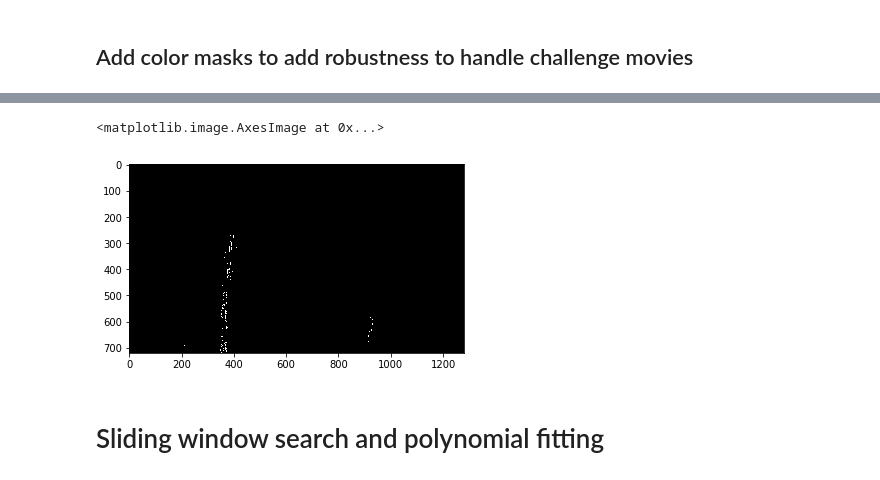
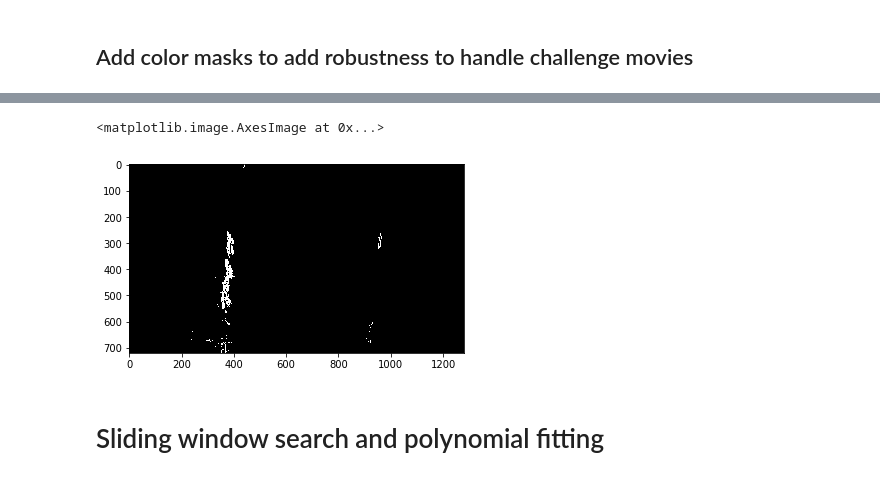
Before and after one commit to trivus/CarND-Advanced-Lane-Lines, a Jupyter notebook: advanced lane project.ipynb, the cells around one changed output, grey strips where cells are left out. Saved outputs shown, nothing was run; the diff lists cells and outputs as text; code cells hidden in the pictures.

```diff
--- a/advanced lane project.ipynb
+++ b/advanced lane project.ipynb
@@ -84,7 +86,7 @@ for i in range(3):
 ## Add color masks to add robustness to handle challenge movies
 # %%
 plt.figure()
-white = white_mask(hls, sensitivity=85)
+white = white_mask(hls, sensitivity=70)
 plt.imshow(white, 'gray')
 
 plt.figure()
@@ -95,12 +97,16 @@ plt.figure()
 chan_mask = np.zeros_like(yellow)
 chan_mask[hls[..., 2] > 100] = 1
 plt.imshow(chan_mask, 'gray')
+print(np.sum(chan_mask))
 
 plt.figure()
 color_mask = cv2.bitwise_or(white, yellow)
 print (np.sum(color_mask))
 if np.sum(color_mask) > 40000:
     color_mask = cv2.bitwise_and(color_mask, chan_mask)
+elif np.sum(color_mask) < 10000 and np.sum(chan_mask) < 20000:
+    color_mask = cv2.bitwise_or(color_mask, chan_mask)
+
 color_mask[:, :200] = 0
 color_mask[:, 1150:] = 0
 plt.imshow(color_mask, 'gray')
@@ -114,9 +121,9 @@ plt.imshow(color_mask, 'gray')
 # %%
-sobel = abs_sobel_thresh(gray, orient='x', sobel_kernel=5, thresh=(15, 25))
-#sobel = mag_thresh(gray, thresh=(15, 25))
+# sobel = abs_sobel_thresh(gray, orient='x', sobel_kernel=5, thresh=(15, 25))
+sobel = mag_thresh(gray, thresh=(5, 25))
 combined = np.zeros_like(sobel)
 combined[(sobel == 1) & (color_mask == 1)] = 1
 plt.imshow(combined, 'gray')
 # %% [output]
 <matplotlib.image.AxesImage at 0x...>
-[figure, old version]
+[figure, new version]
```
Also changed, not shown: parts of 10 cells of this notebook, 2 other files.
